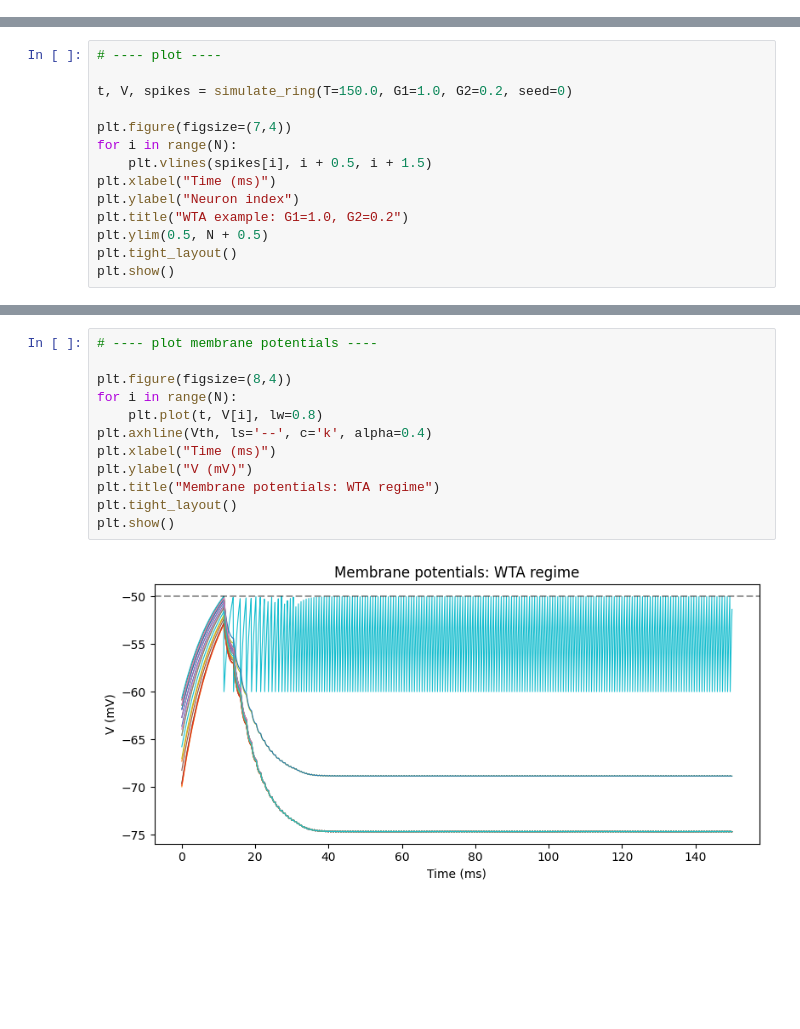
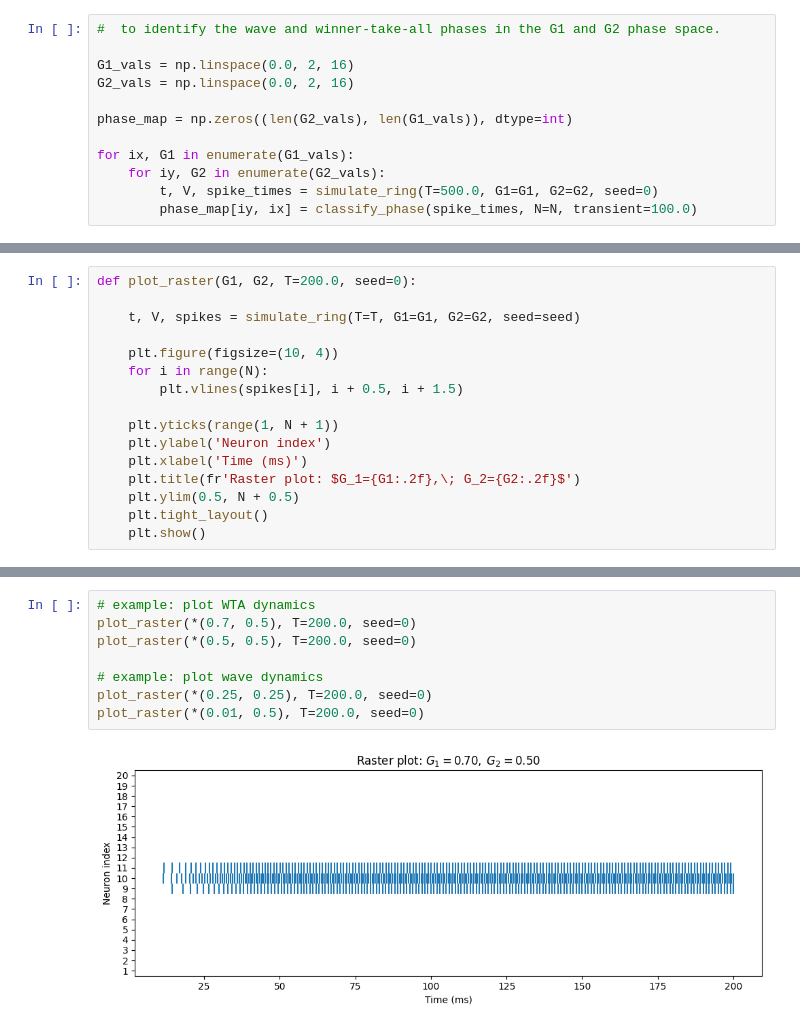
Before and after one commit to subin6092/Computational-neuroscience, a Jupyter notebook: project 3.2.ipynb, the cells around one changed output, grey strips where cells are left out. Saved outputs shown, nothing was run; the diff lists cells and outputs as text; blank space fills up the shorter version.

```diff
--- a/project 3.2.ipynb
+++ b/project 3.2.ipynb
@@ -73,0 +100,12 @@ def simulate_ring(T=200.0, G1=1.0, G2=0.2, seed=0):
+# %%
+#  to identify the wave and winner-take-all phases in the G1 and G2 phase space.
+
+G1_vals = np.linspace(0.0, 2, 16)
+G2_vals = np.linspace(0.0, 2, 16)
+
+phase_map = np.zeros((len(G2_vals), len(G1_vals)), dtype=int)
+
+for ix, G1 in enumerate(G1_vals):
+    for iy, G2 in enumerate(G2_vals):
+        t, V, spike_times = simulate_ring(T=500.0, G1=G1, G2=G2, seed=0)
+        phase_map[iy, ix] = classify_phase(spike_times, N=N, transient=100.0)
@@ -74,14 +164,16 @@ def simulate_ring(T=200.0, G1=1.0, G2=0.2, seed=0):
 # %%
-# ---- plot ----
+def plot_raster(G1, G2, T=200.0, seed=0):
 
-t, V, spikes = simulate_ring(T=150.0, G1=1.0, G2=0.2, seed=0)
+    t, V, spikes = simulate_ring(T=T, G1=G1, G2=G2, seed=seed)
 
-plt.figure(figsize=(7,4))
-for i in range(N):
-    plt.vlines(spikes[i], i + 0.5, i + 1.5)
-plt.xlabel("Time (ms)")
-plt.ylabel("Neuron index")
-plt.title("WTA example: G1=1.0, G2=0.2")
-plt.ylim(0.5, N + 0.5)
-plt.tight_layout()
-plt.show()
+    plt.figure(figsize=(10, 4))
+    for i in range(N):
+        plt.vlines(spikes[i], i + 0.5, i + 1.5)
+
+    plt.yticks(range(1, N + 1))
+    plt.ylabel('Neuron index')
+    plt.xlabel('Time (ms)')
+    plt.title(fr'Raster plot: $G_1={G1:.2f},\; G_2={G2:.2f}$')
+    plt.ylim(0.5, N + 0.5)
+    plt.tight_layout()
+    plt.show()
@@ -90,14 +180,10 @@ plt.show()
-# %%
-# ---- plot membrane potentials ----
-
-plt.figure(figsize=(8,4))
-for i in range(N):
-    plt.plot(t, V[i], lw=0.8)
-plt.axhline(Vth, ls='--', c='k', alpha=0.4)
-plt.xlabel("Time (ms)")
-plt.ylabel("V (mV)")
-plt.title("Membrane potentials: WTA regime")
-plt.tight_layout()
-plt.show()
-# %% [output]
-[figure, removed]
+# %%
+# example: plot WTA dynamics
+plot_raster(*(0.7, 0.5), T=200.0, seed=0)
+plot_raster(*(0.5, 0.5), T=200.0, seed=0)
+
+# example: plot wave dynamics
+plot_raster(*(0.25, 0.25), T=200.0, seed=0)
+plot_raster(*(0.01, 0.5), T=200.0, seed=0)
+# %% [output]
+[figure, added]
```
Also changed, not shown: parts of 5 cells of this notebook.
